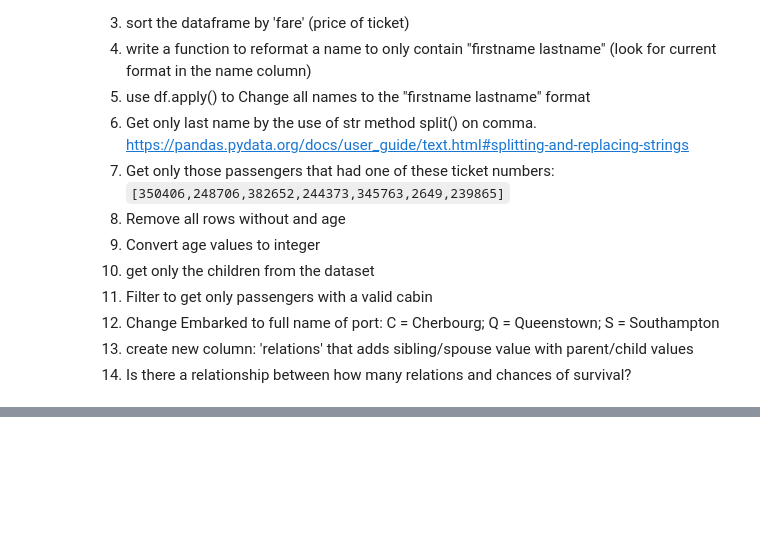
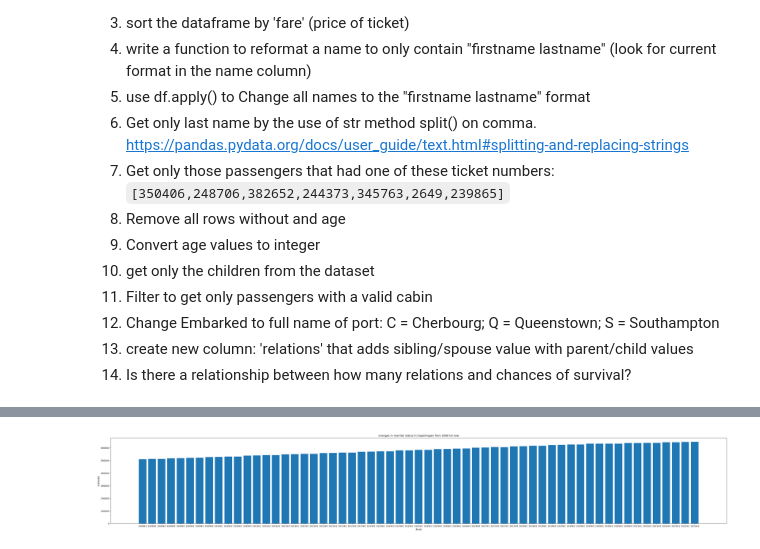
Before and after one commit to ErminDZ/my_notebooks, a Jupyter notebook: 05 Exe solution.ipynb, the cells around one changed output, grey strips where cells are left out. Saved outputs shown, nothing was run; the diff lists cells and outputs as text; code cells hidden in the pictures; blank space fills up the shorter version.

```diff
--- a/05 Exe solution.ipynb
+++ b/05 Exe solution.ipynb
@@ -150,0 +225,23 @@ test()
+# %%
+import pandas as pd
+import matplotlib.pyplot as plt
+import numpy as np
+
+url = 'https://api.statbank.dk/v1/data/FOLK1A/CSV?delimiter=Semicolon&OMR%C3%85DE=101&CIVILSTAND=TOT&Tid=%3E%3D2008K1%3C%3D2022K3'
+dst = pd.read_csv(url, sep=';')
+dst.to_csv('dk-stat-all-tables.csv')
+dst
+
+årstal = dst['TID'].head(60)
+Indhold = dst['INDHOLD'].head(60)
+
+fig = plt.figure(figsize =(50, 7))
+
+plt.bar(årstal[0:60],Indhold[0:60])
+
+plt.xlabel("årstal")
+plt.ylabel("indholdet")
+plt.title("changes in marrital status in Copenhagen from 2008 till now")
+plt.show()
+# %% [output]
+[figure, added]
```
Also changed, not shown: parts of 5 cells of this notebook, 1 other file.
